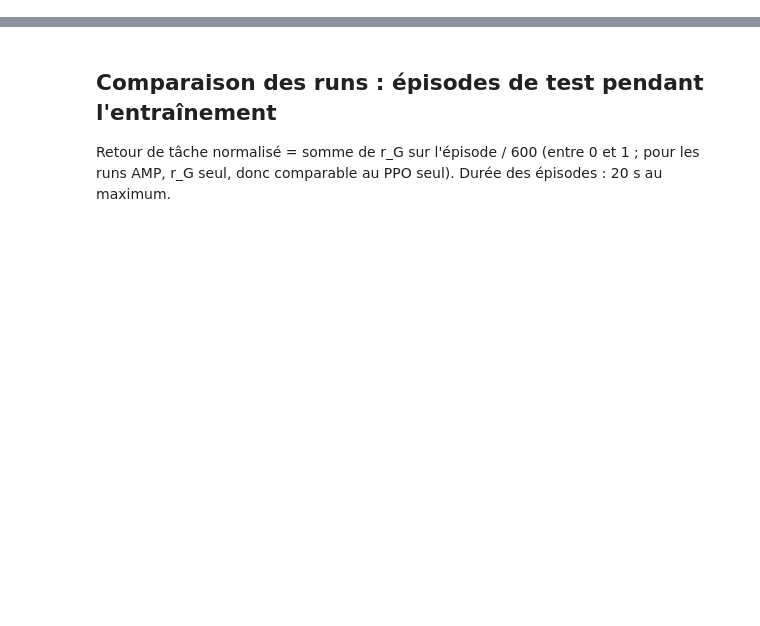
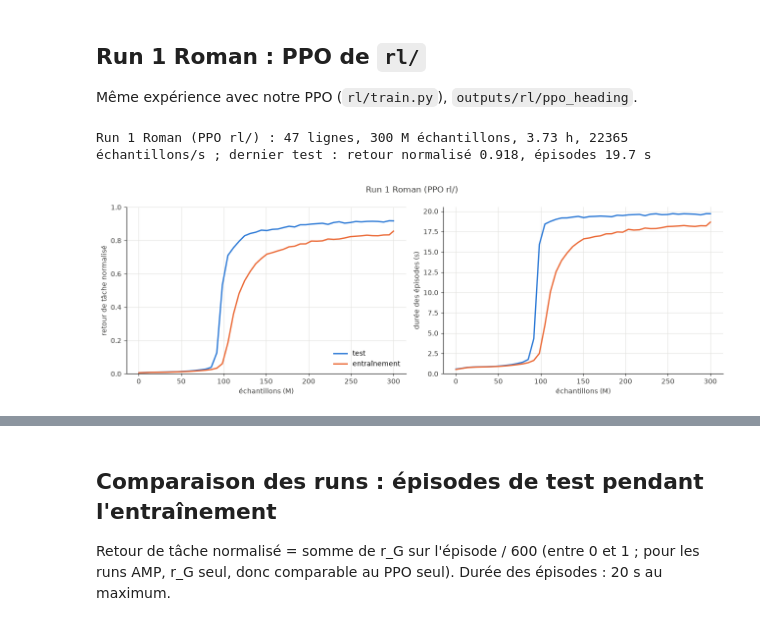
Before and after one commit to AntoineThuillier/mva-robotics-project, a Jupyter notebook: results.ipynb, the cells around one changed output, grey strips where cells are left out. Cells and saved outputs as stored; diff of their text form; code cells hidden in the pictures; blank space fills up the shorter version.

```diff
--- a/results.ipynb
+++ b/results.ipynb
@@ -74,0 +144,9 @@ for (label, run_dir), color in zip(RUNS.items(), COLORS):
+# %% [markdown]
+## Run 1 Roman : PPO de `rl/`
+
+Même expérience avec notre PPO (`rl/train.py`), `outputs/rl/ppo_heading`.
+# %%
+logs["run1_roman"] = show_run("run1_roman")
+# %% [output]
+Run 1 Roman (PPO rl/) : 47 lignes, 300 M échantillons, 3.73 h, 22365 échantillons/s ; dernier test : retour normalisé 0.918, épisodes 19.7 s
+[figure, added]
```
Also changed, not shown: parts of 17 cells of this notebook, 2 other files.
